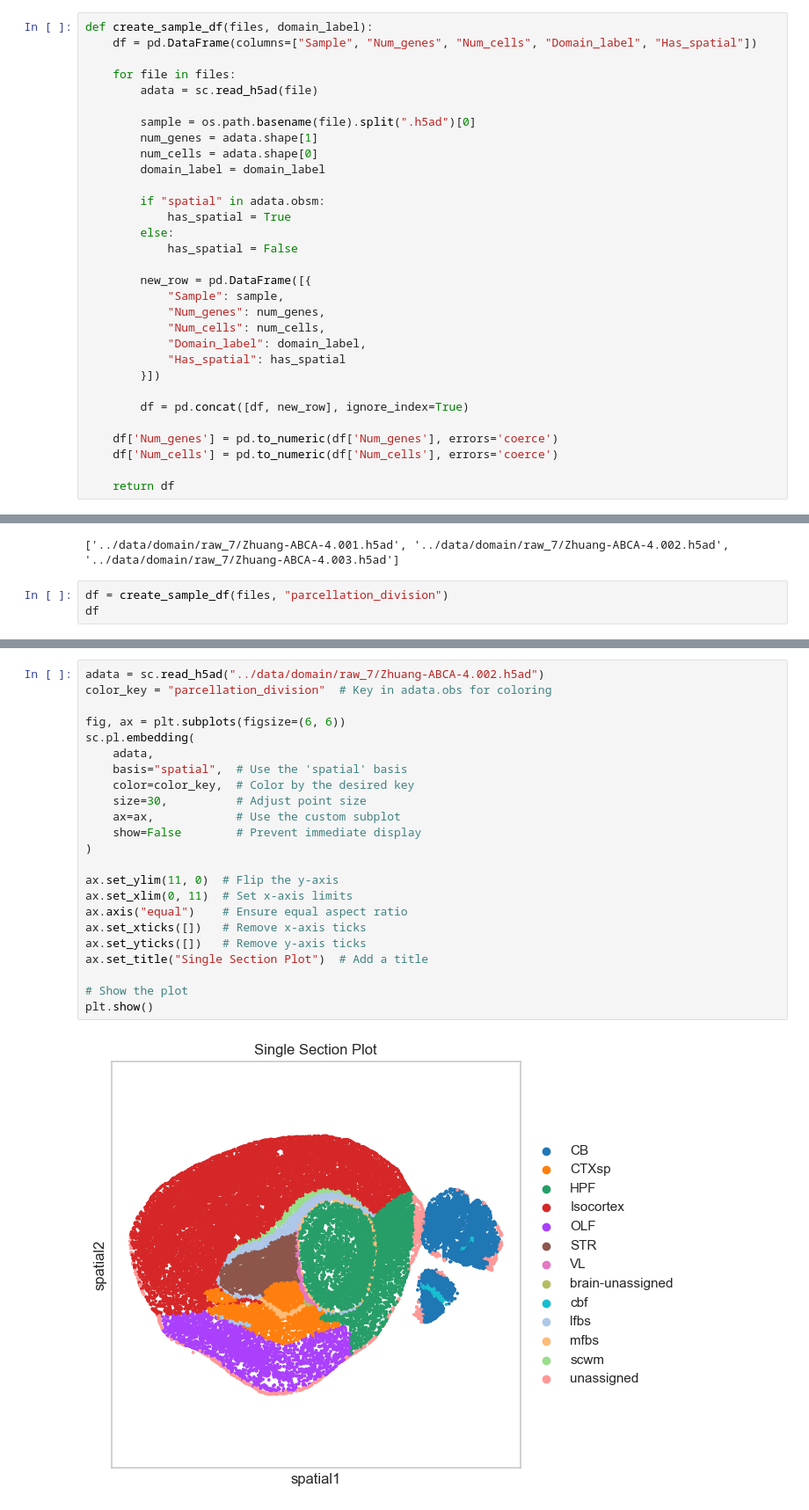
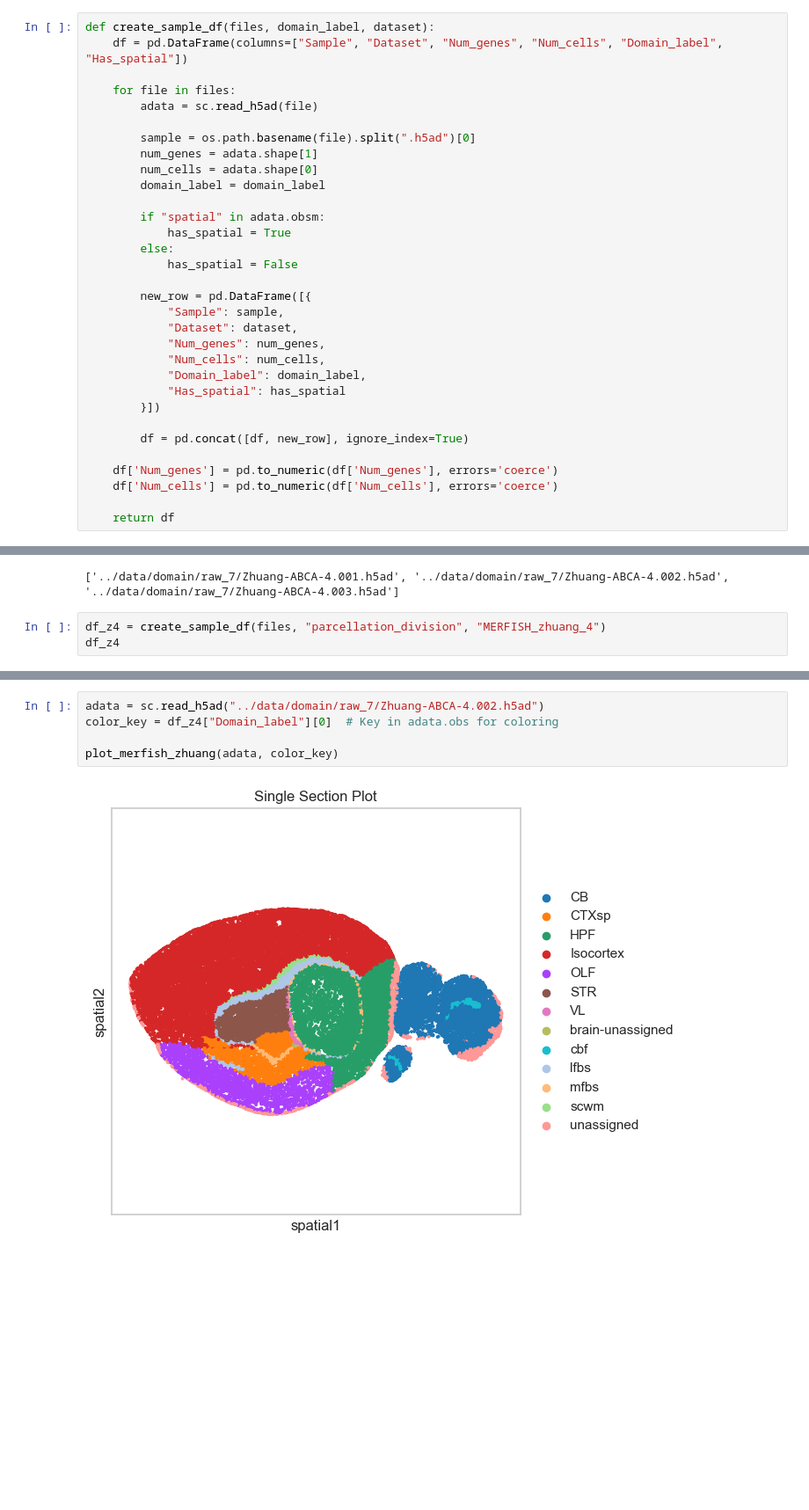
Before and after one commit to BoevaLab/spatial-augmentations, a Jupyter notebook: notebooks/domain_data.ipynb, the cells around one changed output, grey strips where cells are left out. Shown at 88% size. Drawn from its saved outputs; the diff is of its cells as text; blank space fills up the shorter version.

```diff
--- a/notebooks/domain_data.ipynb
+++ b/notebooks/domain_data.ipynb
@@ -15,8 +14,8 @@ import seaborn as sns
 def get_files(data_dir, prefix):
     return [os.path.join(data_dir, f) for f in os.listdir(data_dir) if f.startswith(prefix)]
 # %%
-def create_sample_df(files, domain_label):
-    df = pd.DataFrame(columns=["Sample", "Num_genes", "Num_cells", "Domain_label", "Has_spatial"])
+def create_sample_df(files, domain_label, dataset):
+    df = pd.DataFrame(columns=["Sample", "Dataset", "Num_genes", "Num_cells", "Domain_label", "Has_spatial"])
 
     for file in files:
         adata = sc.read_h5ad(file)
@@ -33,6 +32,7 @@ def create_sample_df(files, domain_label):
 
         new_row = pd.DataFrame([{
             "Sample": sample,
+            "Dataset": dataset,
             "Num_genes": num_genes,
             "Num_cells": num_cells,
             "Domain_label": domain_label,
@@ -345,6 +312,6 @@ print(files)
 # %% [output]
 ['../data/domain/raw_7/Zhuang-ABCA-4.001.h5ad', '../data/domain/raw_7/Zhuang-ABCA-4.002.h5ad', '../data/domain/raw_7/Zhuang-ABCA-4.003.h5ad']
 # %%
-df = create_sample_df(files, "parcellation_division")
-df
+df_z4 = create_sample_df(files, "parcellation_division", "MERFISH_zhuang_4")
+df_z4
 # %% [output]
@@ -355,25 +322,7 @@ df
 # %%
 adata = sc.read_h5ad("../data/domain/raw_7/Zhuang-ABCA-4.002.h5ad")
-color_key = "parcellation_division"  # Key in adata.obs for coloring
+color_key = df_z4["Domain_label"][0]  # Key in adata.obs for coloring
 
-fig, ax = plt.subplots(figsize=(6, 6))
-sc.pl.embedding(
-    adata,
-    basis="spatial",  # Use the 'spatial' basis
-    color=color_key,  # Color by the desired key
-    size=30,          # Adjust point size
-    ax=ax,            # Use the custom subplot
-    show=False        # Prevent immediate display
-)
-
-ax.set_ylim(11, 0)  # Flip the y-axis
-ax.set_xlim(0, 11)  # Set x-axis limits
-ax.axis("equal")    # Ensure equal aspect ratio
-ax.set_xticks([])   # Remove x-axis ticks
-ax.set_yticks([])   # Remove y-axis ticks
-ax.set_title("Single Section Plot")  # Add a title
-
-# Show the plot
-plt.show()
+plot_merfish_zhuang(adata, color_key)
 # %% [output]
-[figure, old version]
+[figure, new version]
```
Also changed, not shown: parts of 17 cells of this notebook, 3 other files.
